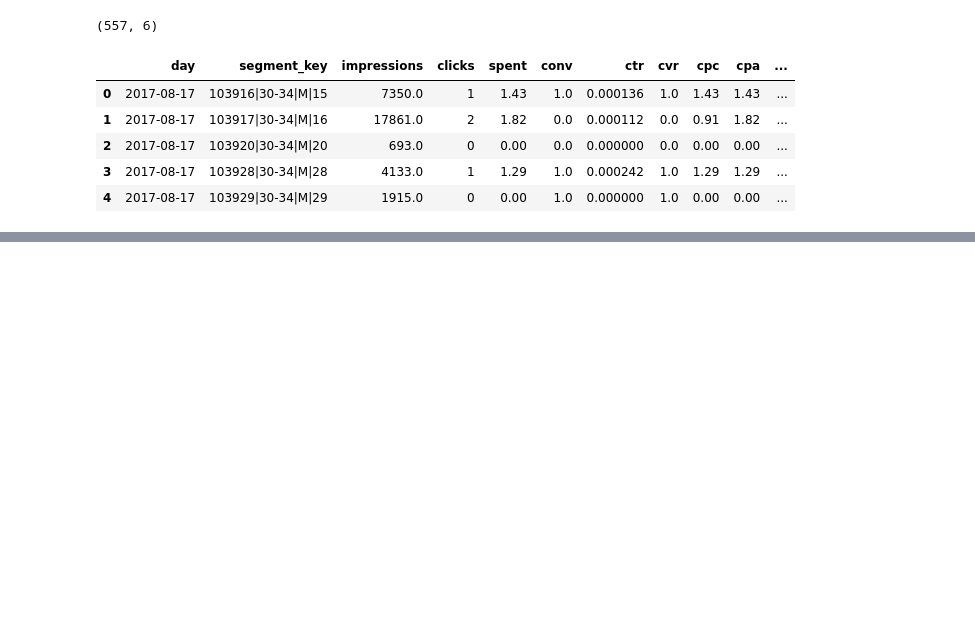
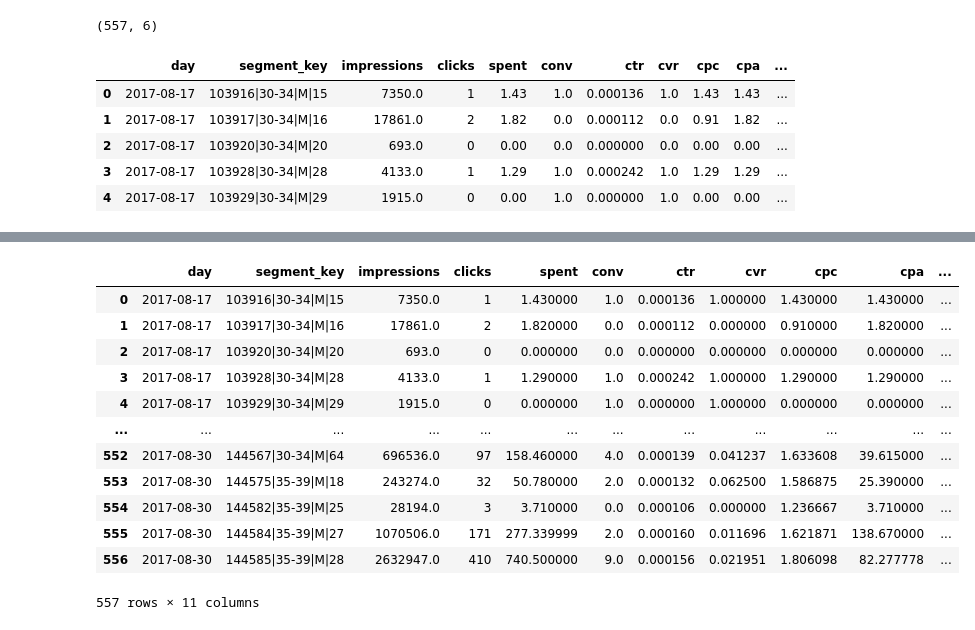
Before and after one commit to Tanmayjoshi-3601/ad-agent, a Jupyter notebook: Data-Handling.ipynb, the cells around one changed output, grey strips where cells are left out. Cells and saved outputs as stored; diff of their text form; code cells hidden in the pictures; blank space fills up the shorter version.

```diff
--- a/Data-Handling.ipynb
+++ b/Data-Handling.ipynb
@@ -212,3 +212,7 @@ g.head()
 | 4 | 2017-08-17 | 103929|30-34|M|29 | 1915.0 | 0 | 0.00 | 1.0 | 0.000000 | 1.0 | 0.00 | 0.00 | ... |
 # %%
 g.to_parquet("data/facts_daily.parquet")
+# %%
+import pandas as pd
+g = pd.read_parquet("data/facts_daily.parquet")
+g.head()
@@ -214,0 +226,17 @@ g.to_parquet("data/facts_daily.parquet")
+# %%
+facts = g.groupby("segment_key")
+facts.head()
+# %% [output]
+|  | day | segment_key | impressions | clicks | spent | conv | ctr | cvr | cpc | cpa | ... |
+| 0 | 2017-08-17 | 103916|30-34|M|15 | 7350.0 | 1 | 1.430000 | 1.0 | 0.000136 | 1.000000 | 1.430000 | 1.430000 | ... |
+| 1 | 2017-08-17 | 103917|30-34|M|16 | 17861.0 | 2 | 1.820000 | 0.0 | 0.000112 | 0.000000 | 0.910000 | 1.820000 | ... |
+| 2 | 2017-08-17 | 103920|30-34|M|20 | 693.0 | 0 | 0.000000 | 0.0 | 0.000000 | 0.000000 | 0.000000 | 0.000000 | ... |
+| 3 | 2017-08-17 | 103928|30-34|M|28 | 4133.0 | 1 | 1.290000 | 1.0 | 0.000242 | 1.000000 | 1.290000 | 1.290000 | ... |
+| 4 | 2017-08-17 | 103929|30-34|M|29 | 1915.0 | 0 | 0.000000 | 1.0 | 0.000000 | 1.000000 | 0.000000 | 0.000000 | ... |
+| ... | ... | ... | ... | ... | ... | ... | ... | ... | ... | ... | ... |
+| 552 | 2017-08-30 | 144567|30-34|M|64 | 696536.0 | 97 | 158.460000 | 4.0 | 0.000139 | 0.041237 | 1.633608 | 39.615000 | ... |
+| 553 | 2017-08-30 | 144575|35-39|M|18 | 243274.0 | 32 | 50.780000 | 2.0 | 0.000132 | 0.062500 | 1.586875 | 25.390000 | ... |
+| 554 | 2017-08-30 | 144582|35-39|M|25 | 28194.0 | 3 | 3.710000 | 0.0 | 0.000106 | 0.000000 | 1.236667 | 3.710000 | ... |
+| 555 | 2017-08-30 | 144584|35-39|M|27 | 1070506.0 | 171 | 277.339999 | 2.0 | 0.000160 | 0.011696 | 1.621871 | 138.670000 | ... |
+| 556 | 2017-08-30 | 144585|35-39|M|28 | 2632947.0 | 410 | 740.500000 | 9.0 | 0.000156 | 0.021951 | 1.806098 | 82.277778 | ... |
+557 rows × 11 columns
```
Also changed, not shown: parts of 4 cells of this notebook, 3 other files.
